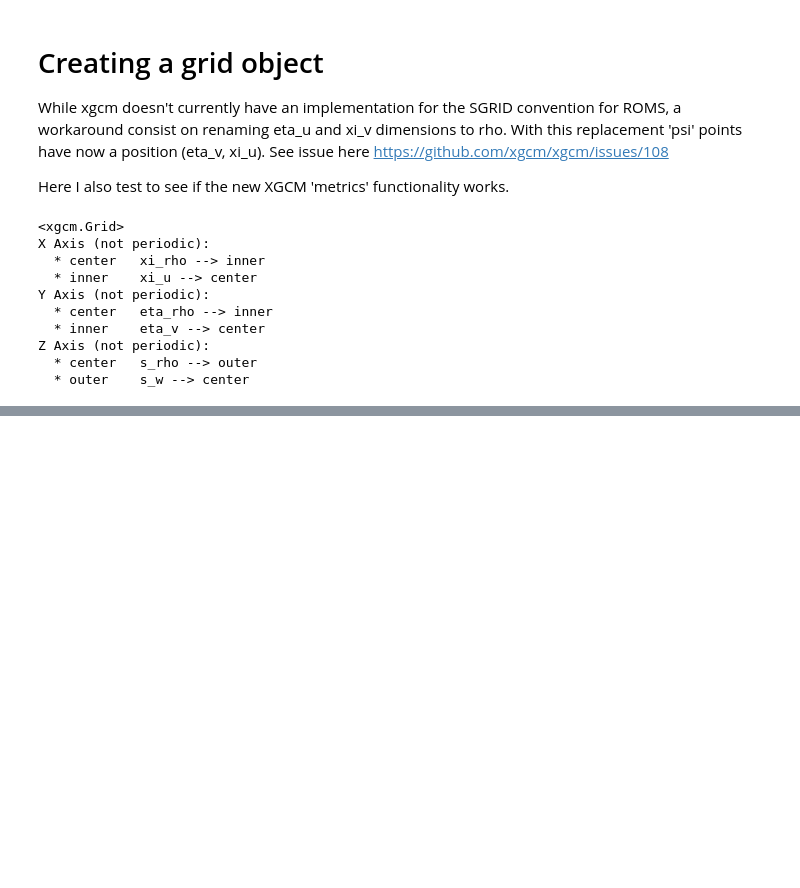
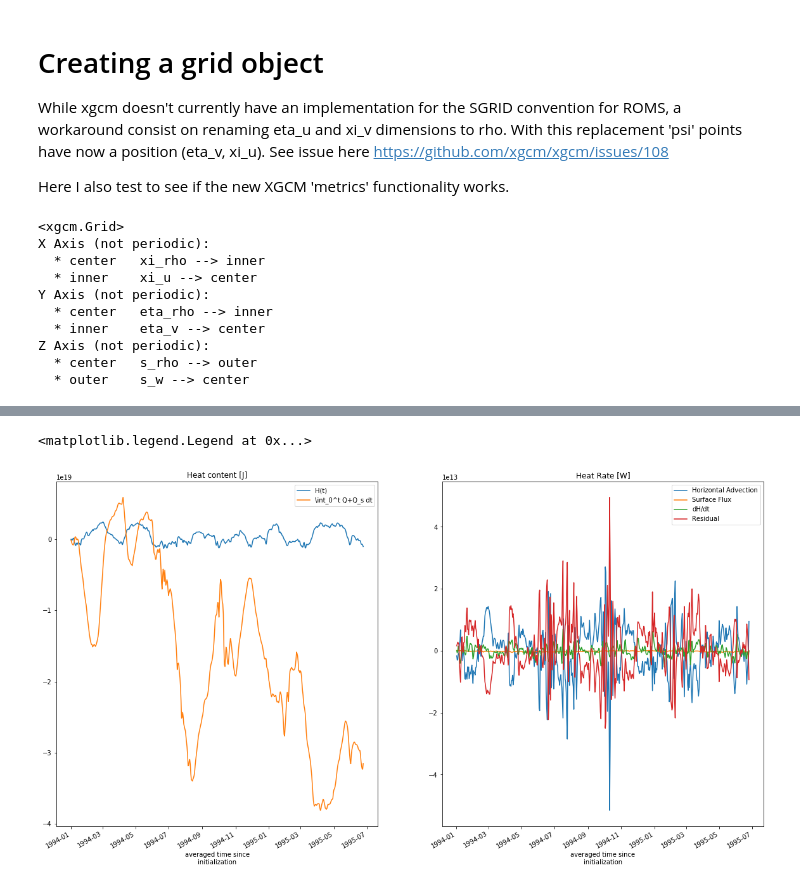
Before and after one commit to nmalan/ROMS_sandbox, a Jupyter notebook: heat_budget_CH.ipynb, the cells around one changed output, grey strips where cells are left out. Cells and saved outputs as stored; diff of their text form; code cells hidden in the pictures; blank space fills up the shorter version.

```diff
--- a/heat_budget_CH.ipynb
+++ b/heat_budget_CH.ipynb
@@ -225,0 +208,32 @@ Attributes:
+# %%
+# Think that my mess up is in the below.
+#temperature_tendency = ((grid.integrate((ds.temp-ds.temp[0,:,:,:]), ['X','Y','Z'])*Rho_0*Cp*V0.mean())) # K*kg/m^3*J/kgK*m^3 = J
+#temperature_tendency.cumsum().plot()
+
+ds['H'] = Rho_0*Cp*ds.temp*ds.dz*ds.dx*ds.dy # Heat content within each grid cell = rho0*Cp*temp*dV = kgm-3*J/kg/degC*degC*m3 = J
+Hglo = ds.H.sum('xi_rho').sum('eta_rho').sum('s_rho') # Global sum (J)
+
+plt.figure(figsize=(20,10))
+plt.subplot(1,2,1)
+# plot integral tendency (J):
+(Hglo-Hglo.isel(ocean_time=3)).plot(label='H(t)') # Set equal at some point and plot.
+ADV_Q.plot(label='\int_0^t Q+Q_s dt')
+plt.title('Heat content [J]');
+plt.legend()
+
+# Instead plot rates (W) (NOTE: The derivative/centering is quick and dirty here):
+tL = len(Hglo.values)
+Hglo_rate_midtime = (Hglo.values[1:]-Hglo.values[:-1])/86400.
+Hglo_rate_sttime = np.zeros((tL))
+Hglo_rate_sttime[1:-1] = (Hglo_rate_midtime[1:]+Hglo_rate_midtime[:-1])/2.
+Res = Hglo_rate_sttime-tot_heat_adv.values-tot_Q
+plt.subplot(1,2,2)
+tot_heat_adv.plot(label='Horizontal Advection')
+tot_Q.plot(label='Surface Flux')
+plt.plot(calc_tendency.ocean_time,Hglo_rate_sttime,label='dH/dt')
+plt.plot(calc_tendency.ocean_time,Res,label='Residual')
+plt.title('Heat Rate [W]');
+plt.legend()
+# %% [output]
+<matplotlib.legend.Legend at 0x...>
+[figure, added]
```
Also changed, not shown: parts of 24 cells of this notebook, 1 other file.
